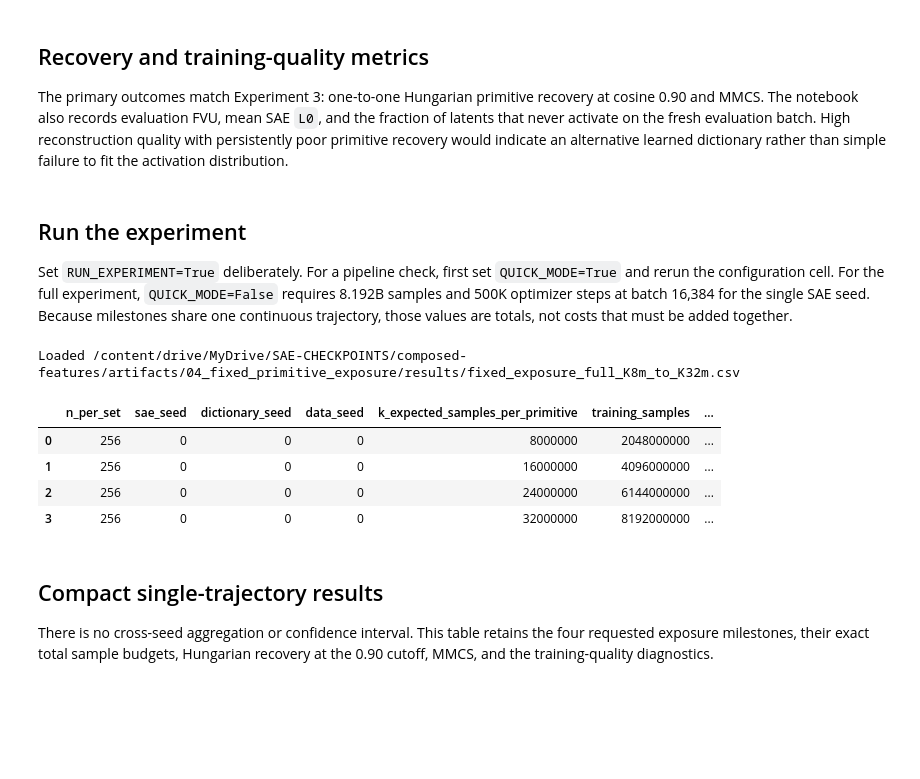
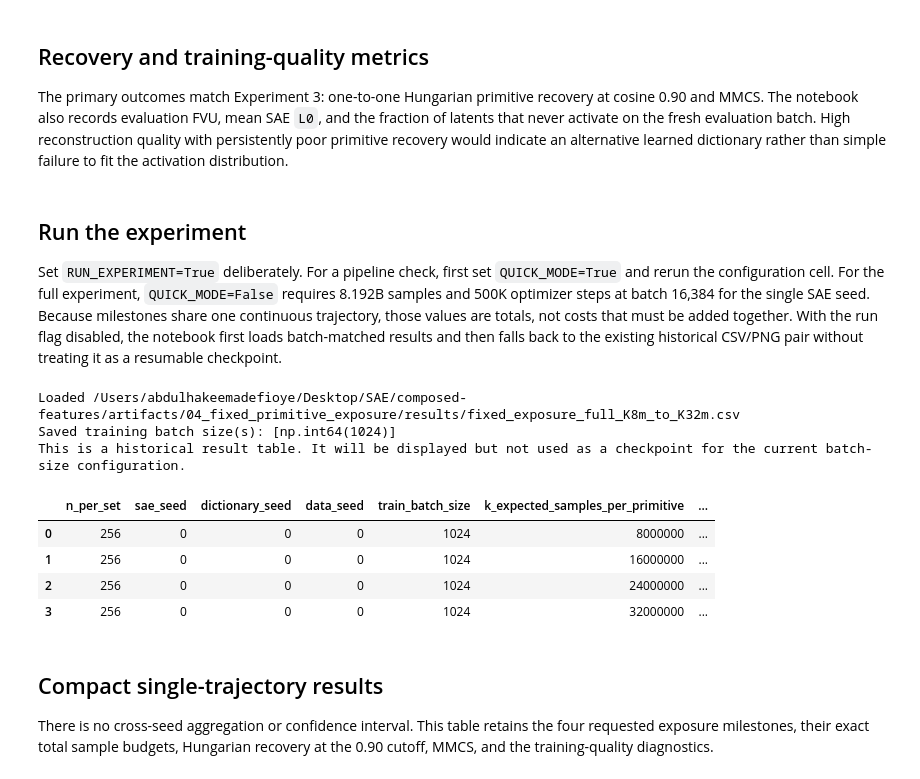
Before and after one commit to Adefioye/SAE, a Jupyter notebook: composed-features/04_fixed_primitive_exposure_budget.ipynb, the cells around one changed output. Saved outputs shown, nothing was run; the diff lists cells and outputs as text; code cells hidden in the pictures; blank space fills up the shorter version.

Commit message:
Ensuring exp notebooks currently render tables and graphs

```diff
--- a/composed-features/04_fixed_primitive_exposure_budget.ipynb
+++ b/composed-features/04_fixed_primitive_exposure_budget.ipynb
@@ -48,10 +48,10 @@ from pathlib import Path
 
 
 IN_COLAB = importlib.util.find_spec('google.colab') is not None
-USE_GOOGLE_DRIVE = True  # Persist long GPU runs and resumable checkpoints.
 INSTALL_REQUIREMENTS = IN_COLAB
 UPDATE_EXISTING_COLAB_REPOSITORY = True
 COLAB_REPOSITORY_URL = 'https://github.com/Adefioye/SAE.git'
+COLAB_REPOSITORY_ROOT = Path('/content/SAE')
 
 
 def find_experiment_dir(start: Path) -> Path | None:
@@ -64,14 +64,7 @@ def find_experiment_dir(start: Path) -> Path | None:
 
 
 if IN_COLAB:
-    if USE_GOOGLE_DRIVE:
-        from google.colab import drive
-
-        drive.mount('/content/drive')
-        repository_root = Path('/content/drive/MyDrive/SAE-CHECKPOINTS')
-    else:
-        repository_root = Path('/content/SAE')
-
+    repository_root = COLAB_REPOSITORY_ROOT
     EXPERIMENT_DIR = find_experiment_dir(repository_root)
     if EXPERIMENT_DIR is None:
         if repository_root.exists() and any(repository_root.iterdir()):
@@ -90,11 +83,11 @@ if IN_COLAB:
     elif UPDATE_EXISTING_COLAB_REPOSITORY:
         git_directory = repository_root / '.git'
         if git_directory.is_dir():
-            status = subprocess.run(
+            repository_status = subprocess.run(
                 ['git', '-C', str(repository_root), 'status', '--porcelain'],
                 check=True, capture_output=True, text=True,
             ).stdout.strip()
-            if status:
+            if repository_status:
                 print('Existing Colab clone has local changes; skipping pull.')
             else:
                 subprocess.run(
@@ -130,5 +123,6 @@ os.chdir(EXPERIMENT_DIR)
 print('Runtime:', 'Google Colab' if IN_COLAB else 'local Jupyter')
 print('Experiment directory:', EXPERIMENT_DIR)
 print('Requirements installed:', INSTALL_REQUIREMENTS)
-print('Persistent Colab storage:', IN_COLAB and USE_GOOGLE_DRIVE)
+if IN_COLAB:
+    print('Colab storage: runtime-local (Google Drive is not used)')
 # %% [output]
@@ -711,38 +819,64 @@ Set `RUN_EXPERIMENT=True` deliberately. For a pipeline check, first set
 `QUICK_MODE=True` and rerun the configuration cell. For the full experiment,
 `QUICK_MODE=False` requires 8.192B samples and 500K optimizer steps at batch 16,384 for the single
 SAE seed. Because milestones share one continuous trajectory, those values
-are totals, not costs that must be added together.
+are totals, not costs that must be added together. With the run flag disabled,
+the notebook first loads batch-matched results and then falls back to the existing
+historical CSV/PNG pair without treating it as a resumable checkpoint.
 # %%
 RUN_EXPERIMENT = False
 
 run_label = 'quick' if QUICK_MODE else 'full_K8m_to_K32m'
-results_path = RESULTS_ROOT / f'fixed_exposure_{run_label}.csv'
+artifact_stem = f'fixed_exposure_{run_label}_batch{TRAIN_BATCH_SIZE}'
+results_path = RESULTS_ROOT / f'{artifact_stem}.csv'
+RECOVERY_PLOT_PATH = RESULTS_ROOT / f'{artifact_stem}_recovery_curves.png'
+
+# These predate batch-size namespacing and remain readable historical artifacts.
+legacy_artifact_stem = f'fixed_exposure_{run_label}'
+legacy_results_path = RESULTS_ROOT / f'{legacy_artifact_stem}.csv'
+LEGACY_RECOVERY_PLOT_PATH = (
+    RESULTS_ROOT / f'{legacy_artifact_stem}_recovery_curves.png'
+)
 
 if RUN_EXPERIMENT:
     print(f'Running one continuous trajectory with SAE seed {SAE_SEED}.')
     ensure_seed_trajectory(SAE_SEED, ACTIVE_K_VALUES)
     results = evaluate_saved_milestones(
         (SAE_SEED,), ACTIVE_K_VALUES, results_path
     )
-elif results_path.exists():
-    results = pd.read_csv(results_path)
-    print('Loaded', results_path)
+    results_loaded_from_disk = False
+    active_recovery_plot_path = RECOVERY_PLOT_PATH
+elif results_path.is_file():
+    results = load_results_table(results_path)
+    results_loaded_from_disk = True
+    active_recovery_plot_path = RECOVERY_PLOT_PATH
+elif legacy_results_path.is_file():
+    results = load_results_table(legacy_results_path)
+    results_loaded_from_disk = True
+    active_recovery_plot_path = LEGACY_RECOVERY_PLOT_PATH
 else:
     results = None
+    results_loaded_from_disk = False
+    active_recovery_plot_path = (
+        RECOVERY_PLOT_PATH
+        if RECOVERY_PLOT_PATH.is_file()
+        else LEGACY_RECOVERY_PLOT_PATH
+    )
     print(
         'No saved results yet. Set RUN_EXPERIMENT=True after reviewing the '
         'budget table.'
     )
 
 if results is not None:
     display(results)
 # %% [output]
-Loaded /content/drive/MyDrive/SAE-CHECKPOINTS/composed-features/artifacts/04_fixed_primitive_exposure/results/fixed_exposure_full_K8m_to_K32m.csv
+Loaded /Users/abdulhakeemadefioye/Desktop/SAE/composed-features/artifacts/04_fixed_primitive_exposure/results/fixed_exposure_full_K8m_to_K32m.csv
+Saved training batch size(s): [np.int64(1024)]
+This is a historical result table. It will be displayed but not used as a checkpoint for the current batch-size configuration.
-|  | n_per_set | sae_seed | dictionary_seed | data_seed | k_expected_samples_per_primitive | training_samples | ... |
-| 0 | 256 | 0 | 0 | 0 | 8000000 | 2048000000 | ... |
-| 1 | 256 | 0 | 0 | 0 | 16000000 | 4096000000 | ... |
-| 2 | 256 | 0 | 0 | 0 | 24000000 | 6144000000 | ... |
-| 3 | 256 | 0 | 0 | 0 | 32000000 | 8192000000 | ... |
+|  | n_per_set | sae_seed | dictionary_seed | data_seed | train_batch_size | k_expected_samples_per_primitive | ... |
+| 0 | 256 | 0 | 0 | 0 | 1024 | 8000000 | ... |
+| 1 | 256 | 0 | 0 | 0 | 1024 | 16000000 | ... |
+| 2 | 256 | 0 | 0 | 0 | 1024 | 24000000 | ... |
+| 3 | 256 | 0 | 0 | 0 | 1024 | 32000000 | ... |
 # %% [markdown]
 ## Compact single-trajectory results
 
```
Also changed, not shown: parts of 13 cells of this notebook, 5 other files.
